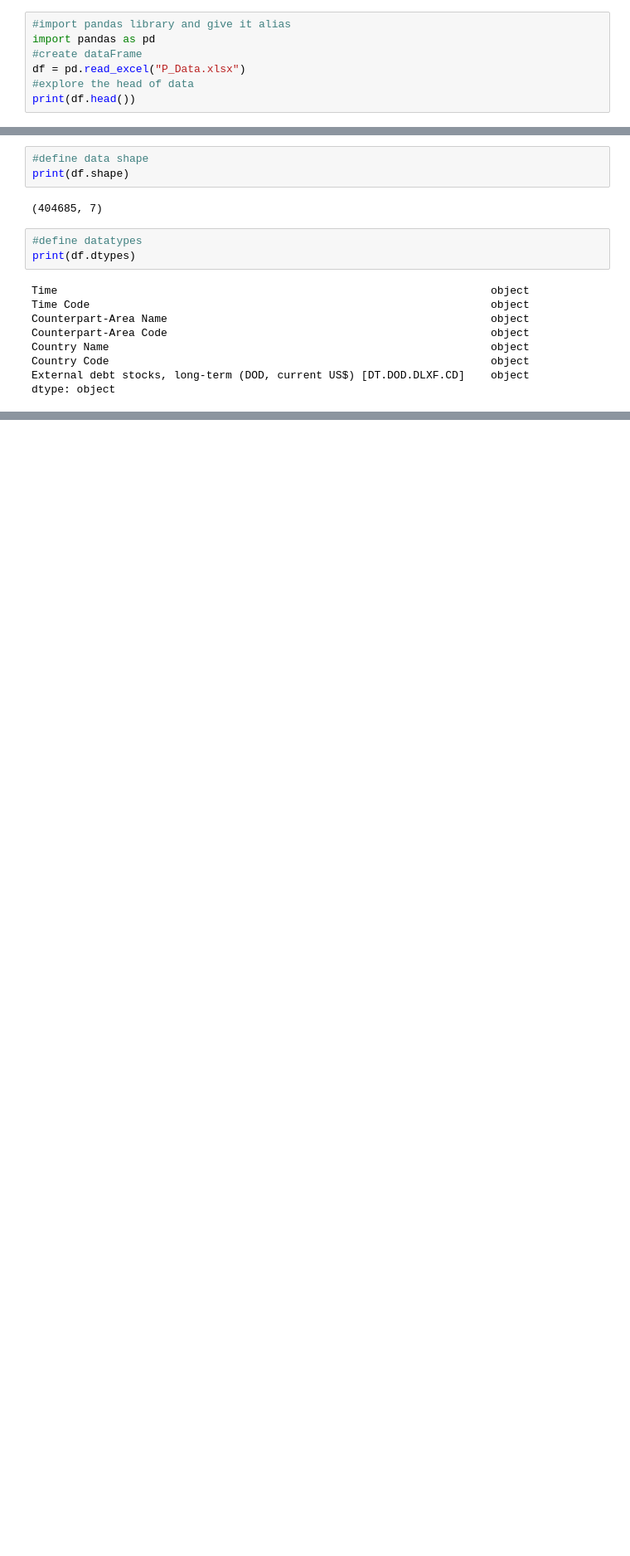
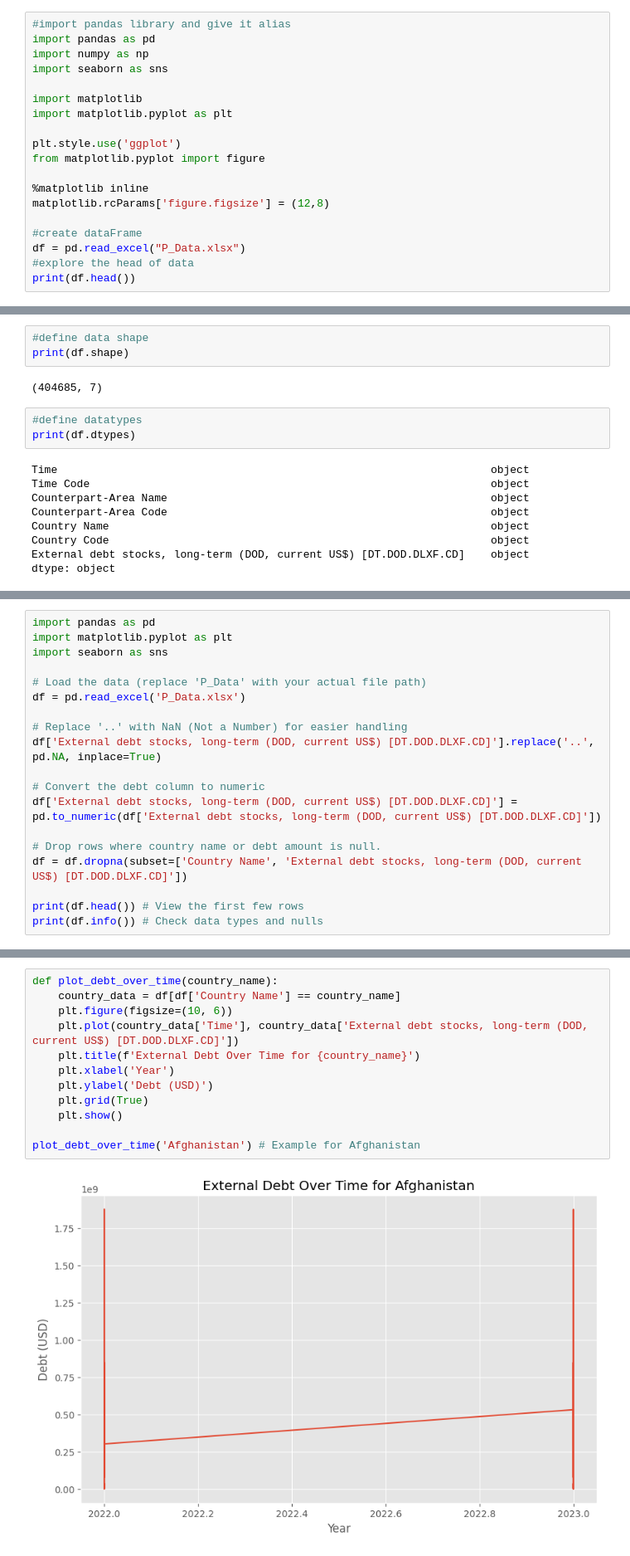
Before and after one commit to Mosime2001/first-project-data-analysis-, a Jupyter notebook: Welcome_To_Colab.ipynb, the cells around one changed output, grey strips where cells are left out. Shown at 83% size. Saved outputs shown, nothing was run; the diff lists cells and outputs as text; blank space fills up the shorter version.

```diff
--- a/Welcome_To_Colab.ipynb
+++ b/Welcome_To_Colab.ipynb
@@ -3,6 +3,18 @@
 # %%
 #import pandas library and give it alias
 import pandas as pd
+import numpy as np
+import seaborn as sns
+
+import matplotlib
+import matplotlib.pyplot as plt
+
+plt.style.use('ggplot')
+from matplotlib.pyplot import figure
+
+%matplotlib inline
+matplotlib.rcParams['figure.figsize'] = (12,8)
+
 #create dataFrame
 df = pd.read_excel("P_Data.xlsx")
 #explore the head of data
@@ -111,0 +192,19 @@ dtype: object
+# %%
+import pandas as pd
+import matplotlib.pyplot as plt
+import seaborn as sns
+
+# Load the data (replace 'P_Data' with your actual file path)
+df = pd.read_excel('P_Data.xlsx')
+
+# Replace '..' with NaN (Not a Number) for easier handling
+df['External debt stocks, long-term (DOD, current US$) [DT.DOD.DLXF.CD]'].replace('..', pd.NA, inplace=True)
+
+# Convert the debt column to numeric
+df['External debt stocks, long-term (DOD, current US$) [DT.DOD.DLXF.CD]'] = pd.to_numeric(df['External debt stocks, long-term (DOD, current US$) [DT.DOD.DLXF.CD]'])
+
+# Drop rows where country name or debt amount is null.
+df = df.dropna(subset=['Country Name', 'External debt stocks, long-term (DOD, current US$) [DT.DOD.DLXF.CD]'])
+
+print(df.head()) # View the first few rows
+print(df.info()) # Check data types and nulls
@@ -111,0 +235,14 @@ dtype: object
+# %%
+def plot_debt_over_time(country_name):
+    country_data = df[df['Country Name'] == country_name]
+    plt.figure(figsize=(10, 6))
+    plt.plot(country_data['Time'], country_data['External debt stocks, long-term (DOD, current US$) [DT.DOD.DLXF.CD]'])
+    plt.title(f'External Debt Over Time for {country_name}')
+    plt.xlabel('Year')
+    plt.ylabel('Debt (USD)')
+    plt.grid(True)
+    plt.show()
+
+plot_debt_over_time('Afghanistan') # Example for Afghanistan
+# %% [output]
+[figure, added]
```
Also changed, not shown: parts of 10 cells of this notebook.
